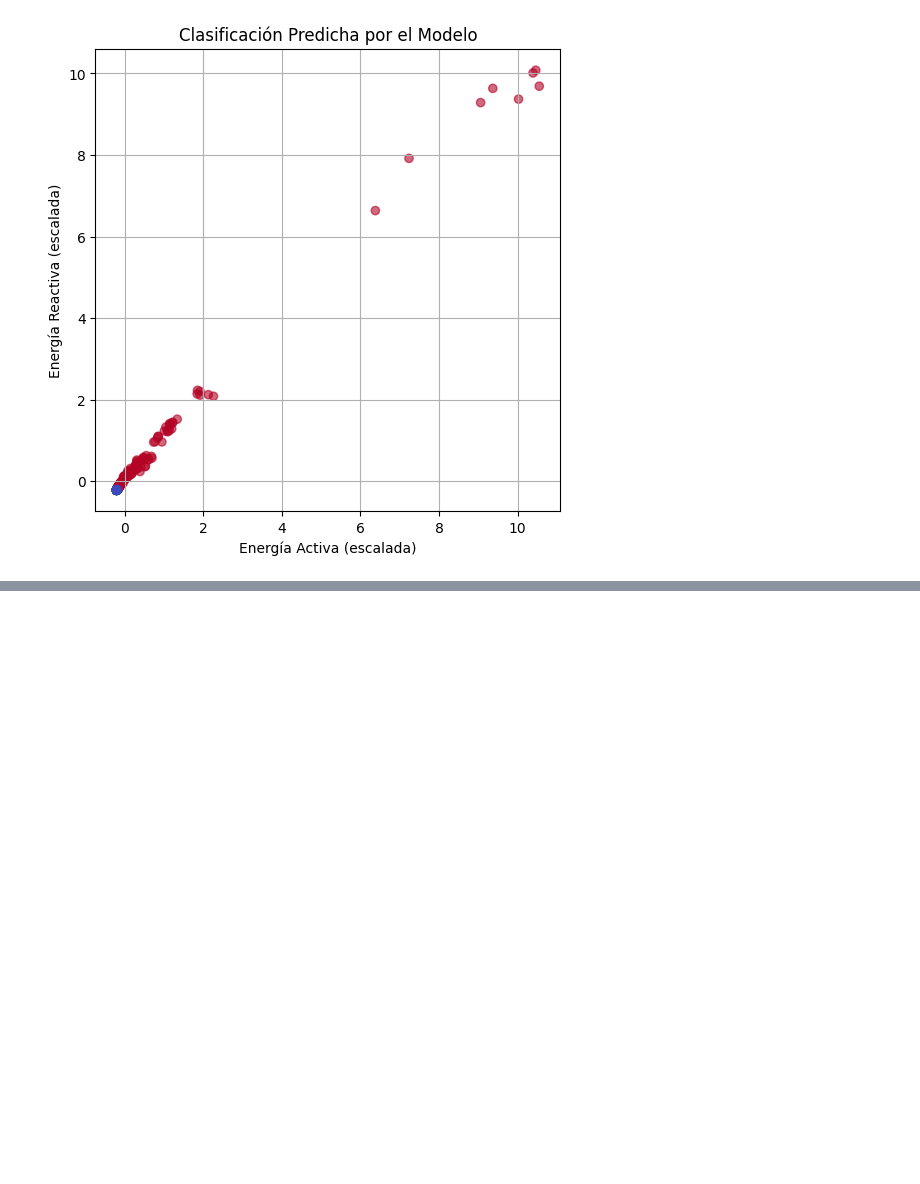
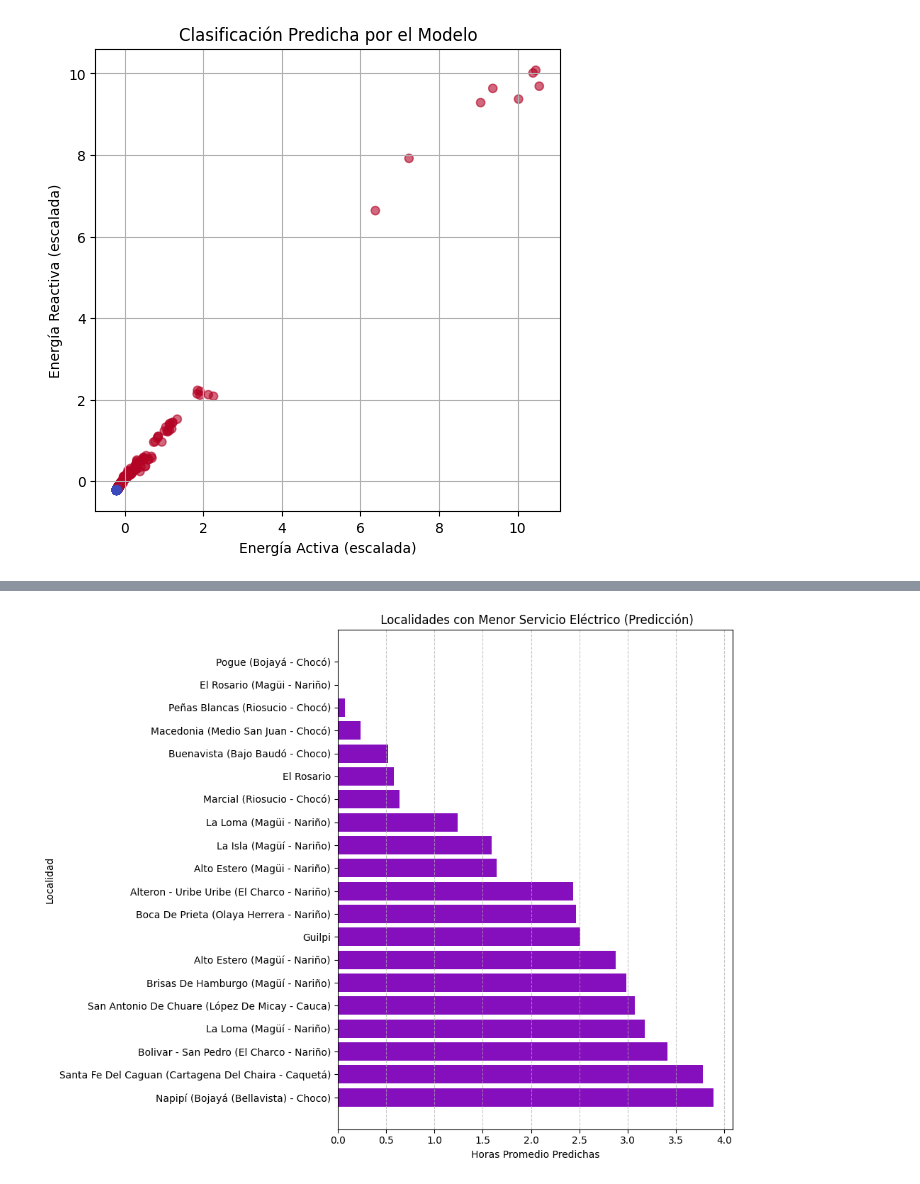
Before and after one commit to sebasflorezo/Proyecto-IA-Grupo-2, a Jupyter notebook: notebooks/Practica_Proyecto.ipynb, the cells around one changed output, grey strips where cells are left out. Drawn from its saved outputs; the diff is of its cells as text; code cells hidden in the pictures; blank space fills up the shorter version.

Commit message:
analisis de la prediccion de ramdom forest

```diff
--- a/notebooks/Practica_Proyecto.ipynb
+++ b/notebooks/Practica_Proyecto.ipynb
@@ -1274,0 +1279,4 @@ weighted avg       0.90      0.89      0.88       919
+# %%
+zonas_df = df_datos.groupby('LOCALIDAD')[['ENERGÍA ACTIVA', 'ENERGÍA REACTIVA', 'POTENCIA MÁXIMA']].mean().reset_index()
+zonas_df['PREDICCION_HORAS'] = modelo_rf.predict(zonas_df[['ENERGÍA ACTIVA', 'ENERGÍA REACTIVA', 'POTENCIA MÁXIMA']])
+print(zonas_df[['LOCALIDAD', 'PREDICCION_HORAS']])
@@ -1274,0 +1298,19 @@ weighted avg       0.90      0.89      0.88       919
+# %%
+import matplotlib.pyplot as plt
+
+# Ordenar por predicción ascendente y tomar las 20 más bajas
+zonas_ordenadas = zonas_df.sort_values(by="PREDICCION_HORAS")
+top_bajas = zonas_ordenadas.head(20)
+
+# Crear el gráfico
+plt.figure(figsize=(10, 8))
+plt.barh(top_bajas['LOCALIDAD'], top_bajas['PREDICCION_HORAS'], color="#850EBD")
+plt.xlabel('Horas Promedio Predichas')
+plt.ylabel('Localidad')
+plt.title(' Localidades con Menor Servicio Eléctrico (Predicción)')
+plt.gca().invert_yaxis()  # Poner la más baja arriba
+plt.grid(axis='x', linestyle='--', alpha=0.7)
+plt.tight_layout()
+plt.show()
+# %% [output]
+[figure, added]
```
Also changed, not shown: parts of 4 cells of this notebook, 4 other files.
